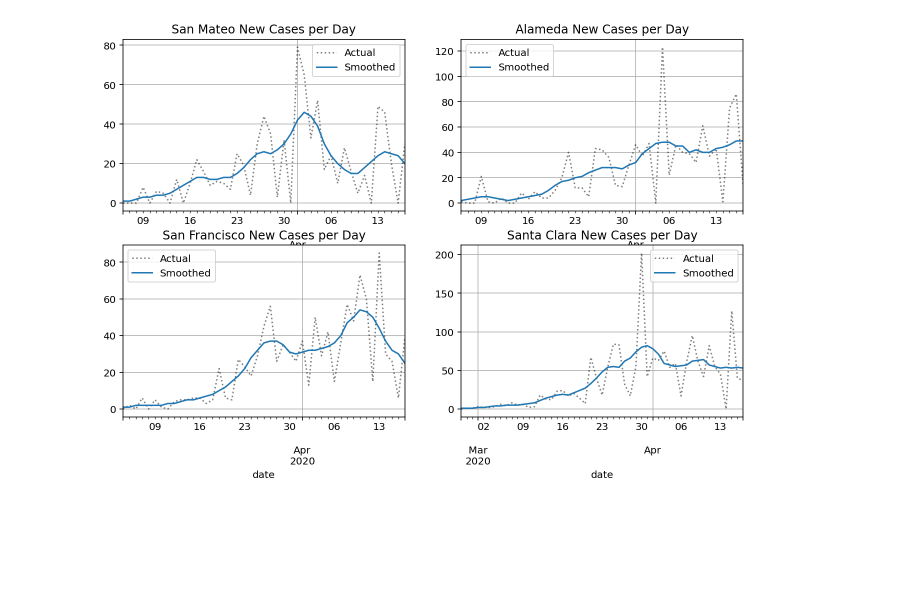
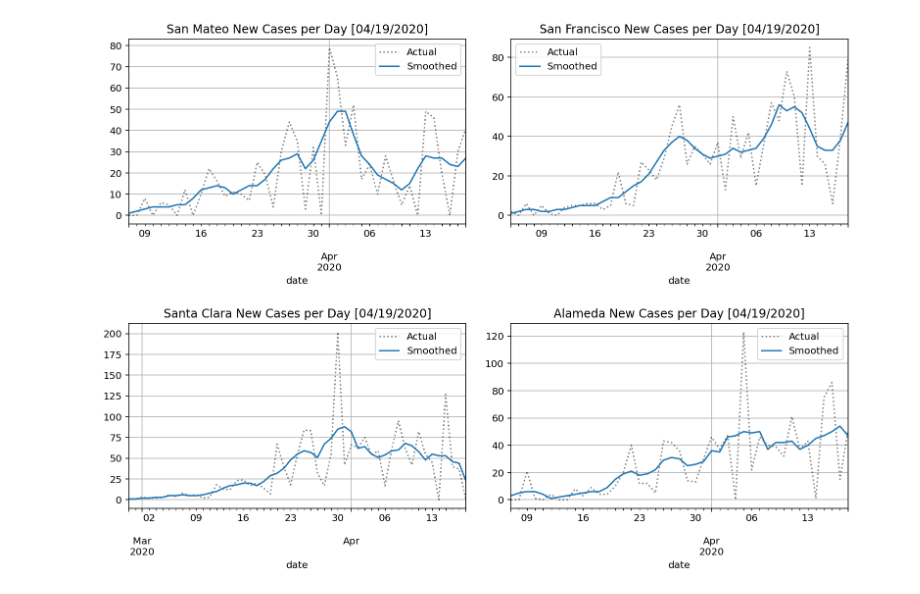
Before and after one commit to darenr/covid19, a Jupyter notebook: analysis-ca-covid19-v1.ipynb, the cells around one changed output. Saved outputs shown, nothing was run; the diff lists cells and outputs as text; code cells hidden in the pictures; blank space fills up the shorter version.

```diff
--- a/analysis-ca-covid19-v1.ipynb
+++ b/analysis-ca-covid19-v1.ipynb
@@ -72,5 +110,23 @@ counties = counties[counties.state=='California']\
 # %%
+# new cases in 4 counties broken out
 
+url = 'https://raw.githubusercontent.com/nytimes/covid-19-data/master/us-counties.csv'
+
+counties = pd.read_csv(url,
+              parse_dates=['date'],
+              squeeze=True)
+
+interested_counties = [
+        'San Mateo',
+        'San Francisco',
+        'Santa Clara',
+        'Alameda'
+]
+
+counties = counties[counties.county.isin(interested_counties)]\
+        .drop(columns=['state', 'fips', 'deaths'])\
+        .set_index(['county', 'date'])\
+        .sort_index()
 
 def prepare_cases(cases):
     new_cases = cases.diff()
@@ -86,36 +142,35 @@ def prepare_cases(cases):
     else:
         last_zero = zeros.max()
         idx_start = smoothed.index.get_loc(last_zero) + 1
     smoothed = smoothed.iloc[idx_start:]
     original = new_cases.loc[smoothed.index]
 
     return original, smoothed
 
-county_names = ['San Mateo', 'Alameda', 'San Francisco', 'Santa Clara']
-
 fig, axs = plt.subplots(2, 2)
 
-for i, county_name in enumerate(county_names):
+for i, county_name in enumerate(interested_counties):
     coords = [int(x) for x in list(f"{i:02b}")]
     ax = axs[coords[0], coords[1]]
 
     cases = counties.xs(county_name)\
         .squeeze()\
         .rename(f"{county_name} cases")
 
     original, smoothed = prepare_cases(cases)
 
-    original.plot(title=f"{county_name} New Cases per Day",
+    original.plot(title=f'{county_name} New Cases per Day [{datetime.now().strftime("%m/%d/%Y")}]',
                   c='k',
                   linestyle=':',
                   alpha=.5,
                   label='Actual',
                   legend=True,
                   grid=True,
-                  figsize=(800/72, 500/72),
+                  figsize=(800/72, 600/72),
                   ax=ax)
 
     smoothed.plot(label='Smoothed', legend=True, grid=True, ax=ax)
     fig.set_facecolor('w')
+    fig.tight_layout(pad=2.0)
 # %% [output]
-[figure, old version]
+[figure, new version]
```
Also changed, not shown: parts of 5 cells of this notebook.
